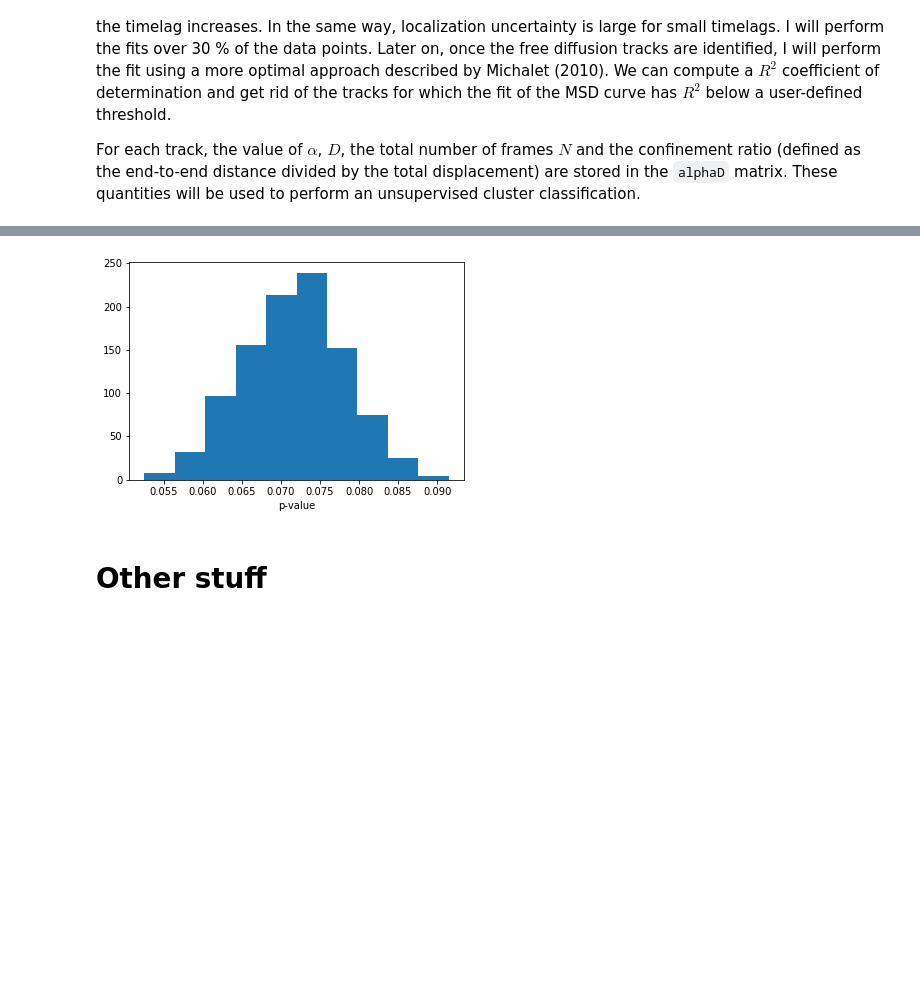
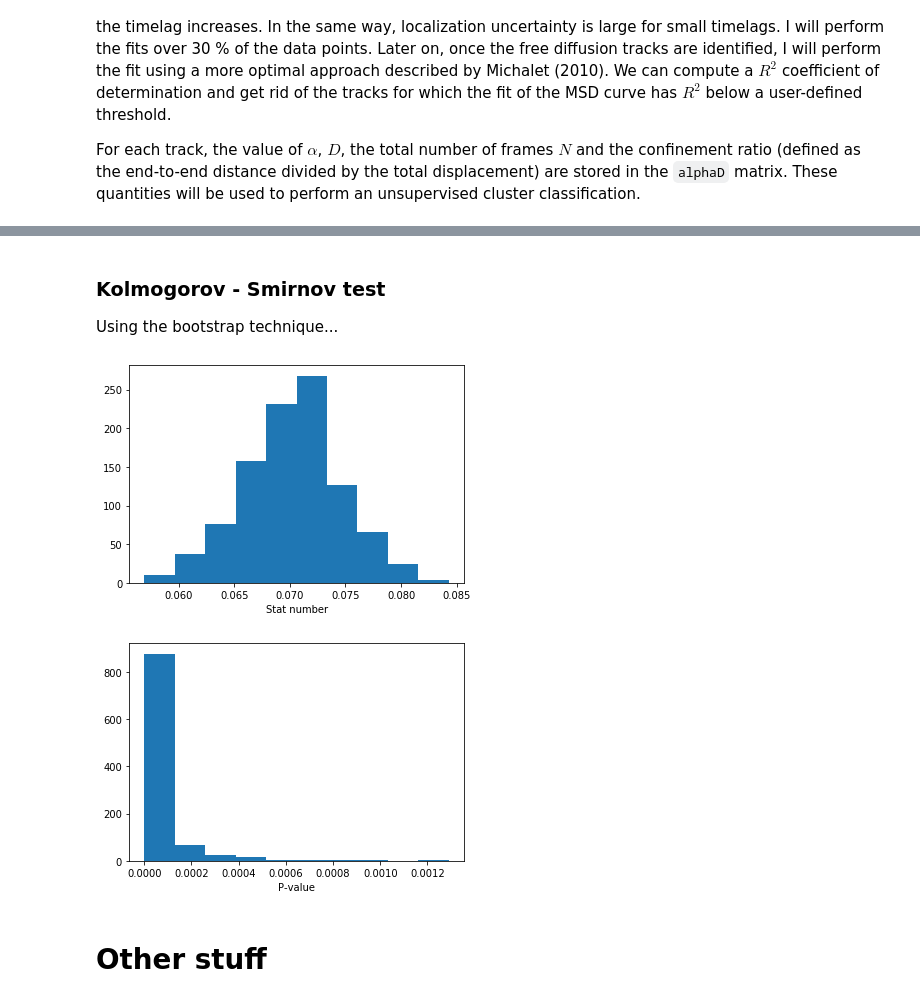
Before and after one commit to remy13127/Internship, a Jupyter notebook: Notebook.ipynb, the cells around one changed output, grey strips where cells are left out. Cells and saved outputs as stored; diff of their text form; code cells hidden in the pictures; blank space fills up the shorter version.

```diff
--- a/Notebook.ipynb
+++ b/Notebook.ipynb
@@ -222,0 +190,11 @@ print(len(darray_wnt))
+# %%
+#Extract D distributions for each experiment
+D_LP184 = []
+for k in range(np.shape(DATA_LP184)[0]):
+    D_LP184.append(DATA_LP184[k][1])
+
+D_WNT = []
+for k in range(np.shape(DATA_WNT)[0]):
+    D_WNT.append(DATA_WNT[k][1])
+
+two_distributions_plot(D_LP184,D_WNT,"LP184","LP184_VBS199_sup")
@@ -223,27 +203,35 @@ print(len(darray_wnt))
+# %% [markdown]
+### Kolmogorov - Smirnov test
+
+Using the bootstrap technique...
 # %%
-import random
-def partition(list_in, n):
-    random.shuffle(list_in)
-    return([list_in[i::n] for i in range(n)])
+from scipy.stats import ks_2samp
 
-batchsize = min([len(darray),len(darray_wnt)])
+batchsize = min([len(D_LP184),len(D_WNT)])
 stat_array = []
+pvalue_array = []
 
-for k in range(1000):
-    test1 = partition(darray,1)[0]
-    test2 = partition(darray_wnt,1)[0]
+iterations = 1000
+for k in range(iterations):
+    temp1 = partition(D_LP184,1)[0]
+    temp2 = partition(D_WNT,1)[0]
 
-    dred = test1[:2000]
-    dredwnt = test2[:2000]
-    stat, pvalue = ks_2samp(dred,dredwnt)
+    samp1 = temp1[:batchsize]
+    samp2 = temp2[:batchsize]
+    stat, pvalue = ks_2samp(samp1,samp2)
     stat_array.append(stat)
-
+    pvalue_array.append(pvalue)
 
 plt.hist(stat_array)
-plt.xlabel('p-value')
+plt.xlabel('Stat number')
 plt.show()
+
+plt.hist(pvalue_array)
+plt.xlabel('P-value')
+plt.show()
 # %% [output]
-[figure, old version]
+[figure, new version]
+[figure, added]
 # %% [markdown]
 # Other stuff
 # %%
```
Also changed, not shown: parts of 17 cells of this notebook, 58 other files.
